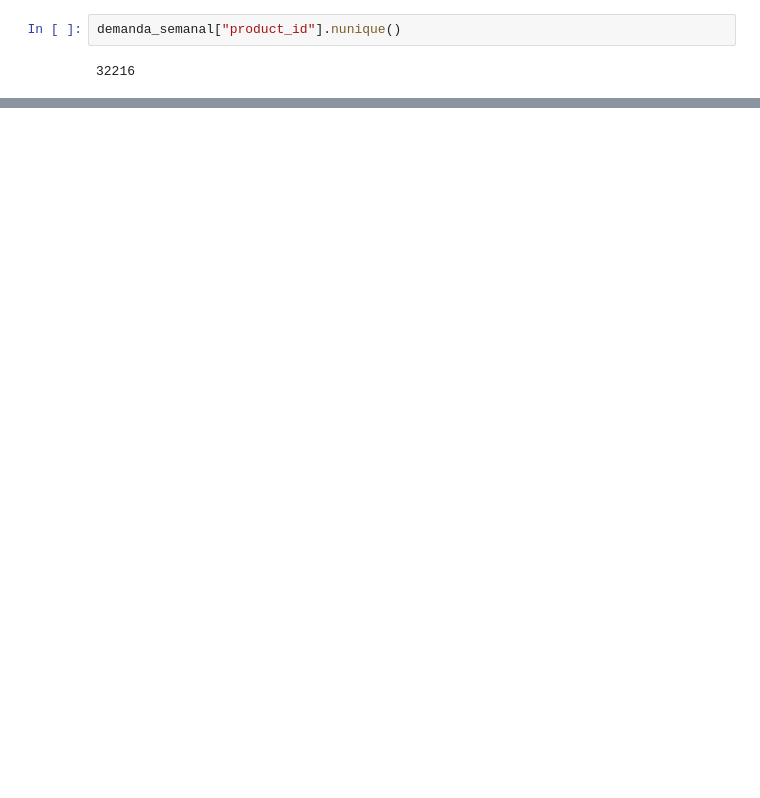
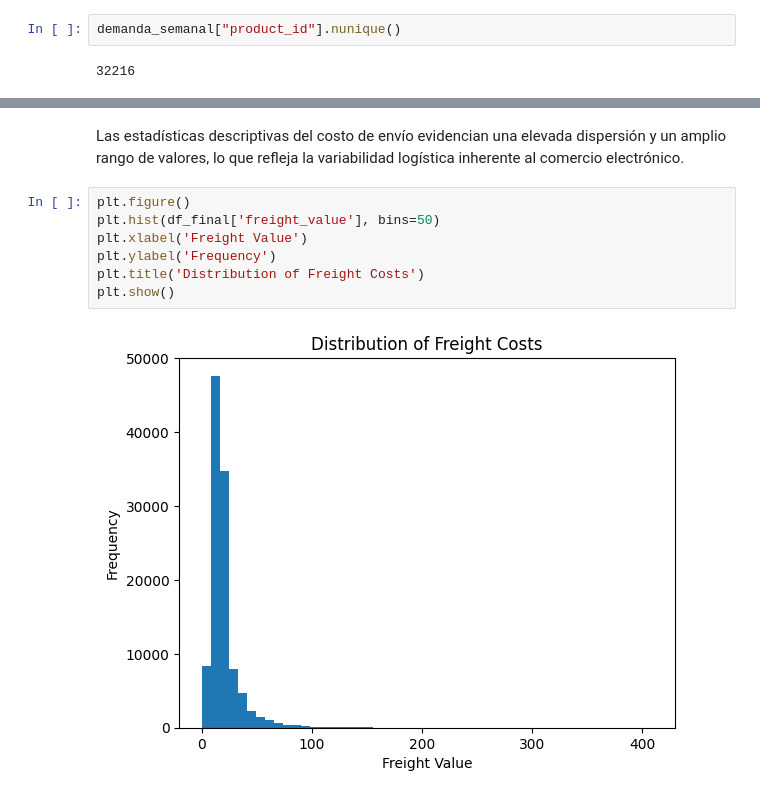
Before and after one commit to roguef07/TFM_Equipo_15, a Jupyter notebook: scrapping/EDA.ipynb, the cells around one changed output, grey strips where cells are left out. Drawn from its saved outputs; the diff is of its cells as text; blank space fills up the shorter version.

```diff
--- a/scrapping/EDA.ipynb
+++ b/scrapping/EDA.ipynb
@@ -309,0 +407,11 @@ plt.show()
+# %% [markdown]
+Las estadísticas descriptivas del costo de envío evidencian una elevada dispersión y un amplio rango de valores, lo que refleja la variabilidad logística inherente al comercio electrónico.
+# %%
+plt.figure()
+plt.hist(df_final['freight_value'], bins=50)
+plt.xlabel('Freight Value')
+plt.ylabel('Frequency')
+plt.title('Distribution of Freight Costs')
+plt.show()
+# %% [output]
+[figure, added]
```
Also changed, not shown: parts of 97 cells of this notebook.
